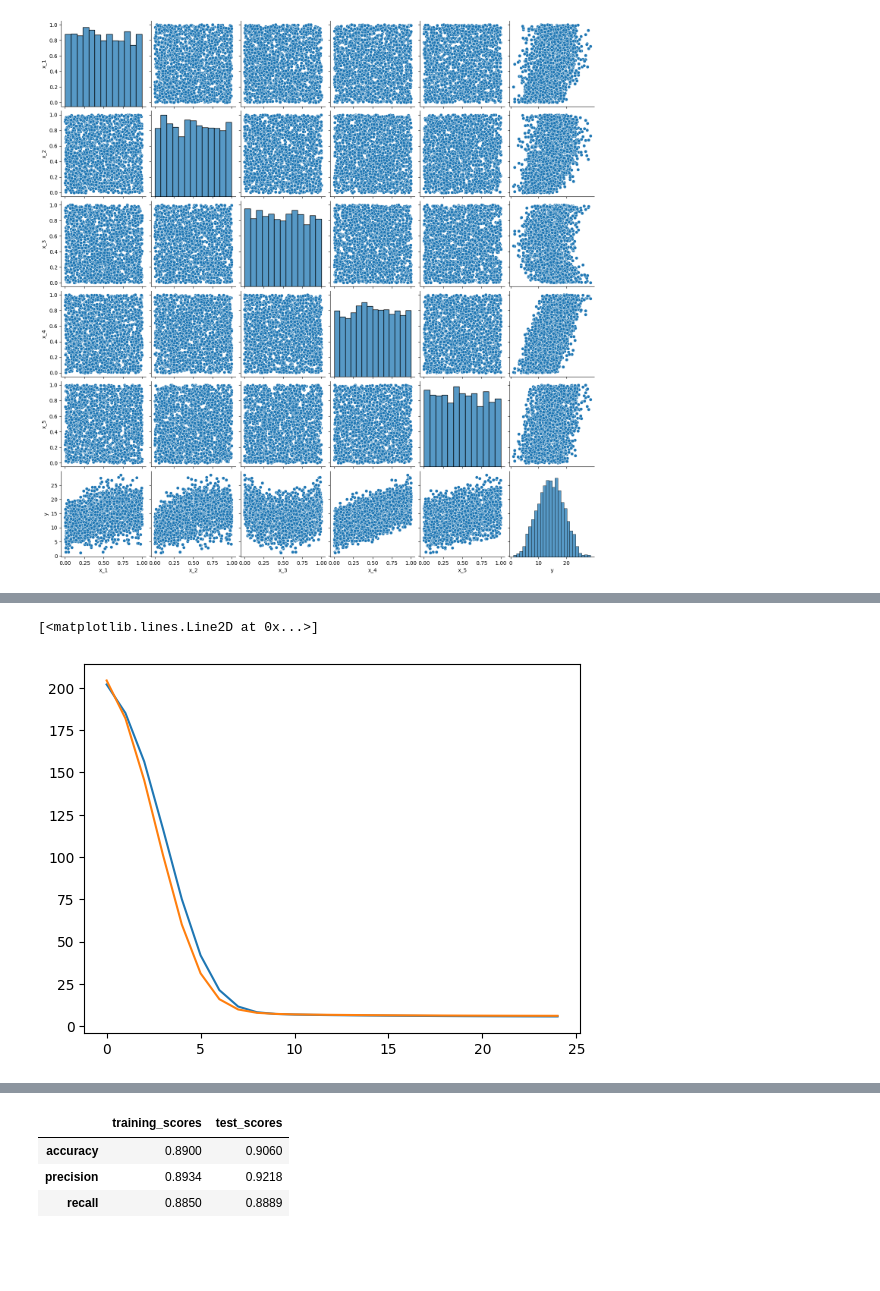
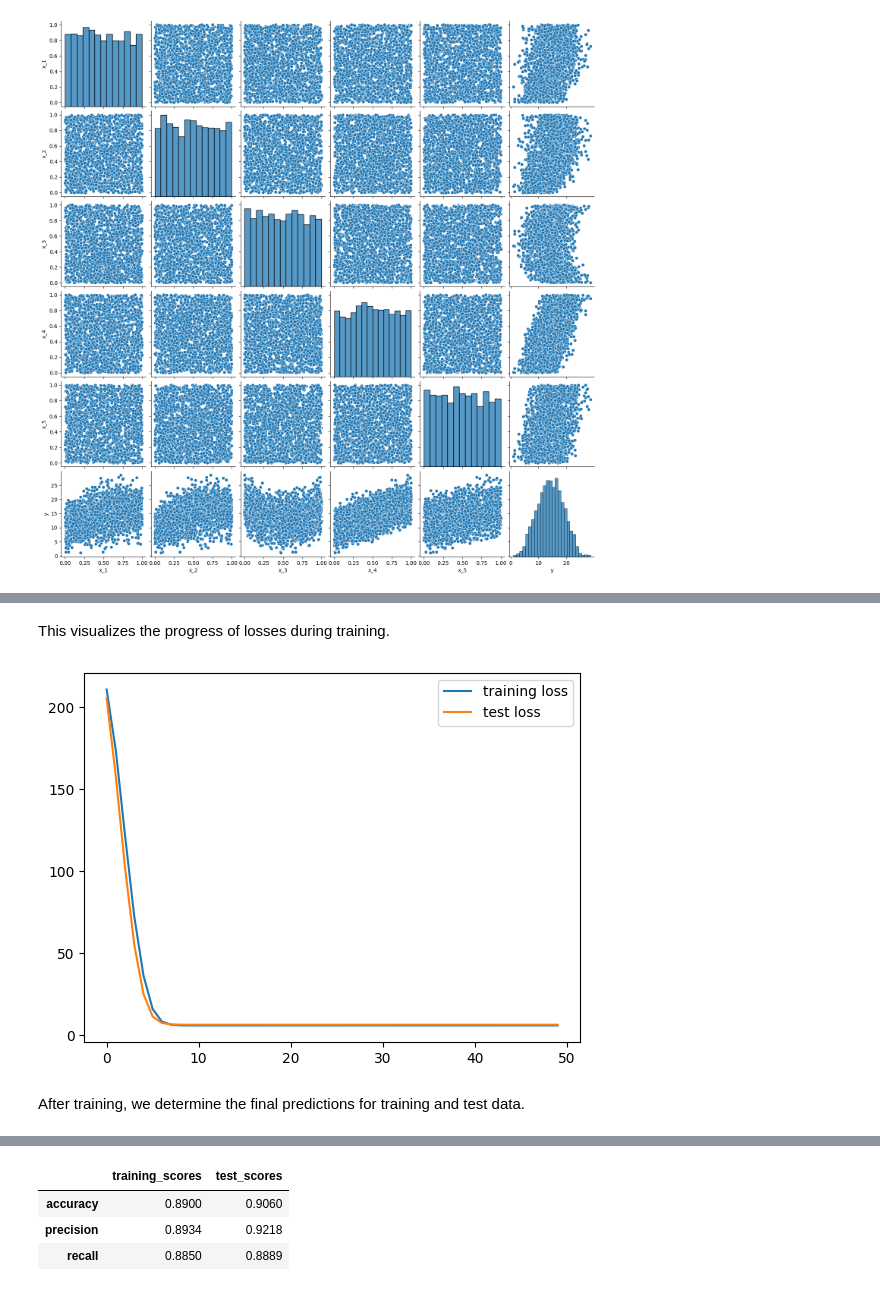
Before and after one commit to RalfKellner/dlta_coursebook, a Jupyter notebook: yt/03_neural_networks.ipynb, the cells around one changed output, grey strips where cells are left out. Cells and saved outputs as stored; diff of their text form; code cells hidden in the pictures; blank space fills up the shorter version.

```diff
--- a/yt/03_neural_networks.ipynb
+++ b/yt/03_neural_networks.ipynb
@@ -233,8 +395,14 @@ pairsplot = sns.pairplot(df)
 # %%
 from sklearn.model_selection import train_test_split
-from sklearn.preprocessing import StandardScaler
+from sklearn.preprocessing import MinMaxScaler
 
-scaler = StandardScaler()
+scaler = MinMaxScaler(feature_range=(-1, 1))
 X_train, X_test, y_train, y_test = train_test_split(X, y, test_size=0.25, random_state=42)
 scaler.fit(X_train)
 X_train_s, X_test_s = scaler.transform(X_train), scaler.transform(X_test)
+
+print("First five feature observations before normalization:")
+print(X_train[:5].round(4))
+
+print("\nFirst five feature observations before normalization:")
+print(X_train_s[:5].round(4))
@@ -251,6 +435,13 @@ y_test_tensor = torch.tensor(y_test, dtype=torch.float32)
 dataset_train = TensorDataset(X_train_tensor, y_train_tensor)
 dataset_test = TensorDataset(X_test_tensor, y_test_tensor)
 
-batch_size = 32
+batch_size = 16
 data_loader_train = DataLoader(dataset_train, batch_size=batch_size, shuffle=False)
 data_loader_test = DataLoader(dataset_test, batch_size=X_test.shape[0], shuffle=False)
+
+X_batch, y_batch = next(iter(data_loader_train))
+
+print("First batch of the training data:\nX:")
+print(X_batch)
+print("\ny:")
+print(y_batch)
@@ -257,6 +474,18 @@ data_loader_test = DataLoader(dataset_test, batch_size=X_test.shape[0], shuffle=
 # %%
 from torch.optim import SGD
+from torch import nn
 
+class ForwardNN(nn.Module):
+    def __init__(self, in_dim, hidden_dim, out_dim):
+        super().__init__()
+        self.linear_1 = nn.Linear(in_features=in_dim, out_features=hidden_dim)
+        self.linear_2 = nn.Linear(in_features=hidden_dim, out_features=out_dim)
+        self.activation = nn.ReLU()
+
+    def forward(self, X):
+        h_2 = self.activation(self.linear_1(X))
+        h_3 = self.linear_2(h_2)
+        return h_3
 
 model = ForwardNN(in_dim = X.shape[1], hidden_dim = 3, out_dim = 1)
 loss_fn = nn.MSELoss()
@@ -338,7 +570,7 @@ model.train()
 loss_fn = nn.MSELoss()
 optimizer = Adam(model.parameters(), lr=0.005)
 
-n_epochs = 25
+n_epochs = 50
 train_loss_history, test_loss_history = [], []
 for epoch in range(n_epochs):
     # Training phase
@@ -389,11 +621,16 @@ Epoch [25/25], Test Loss: 6.1247
+# %% [markdown]
+This visualizes the progress of losses during training.
 # %%
 import matplotlib.pylab as plt
 
-plt.plot(train_loss_history)
-plt.plot(test_loss_history)
+plt.plot(train_loss_history, label = "training loss")
+plt.plot(test_loss_history, label = "test loss")
+plt.legend()
+plt.show()
 # %% [output]
-[<matplotlib.lines.Line2D at 0x...>]
-[figure, old version]
+[figure, new version]
+# %% [markdown]
+After training, we determine the final predictions for training and test data.
 # %%
 model.eval()
 y_train_pred, y_test_pred = [], []
```
Also changed, not shown: parts of 51 cells of this notebook.
